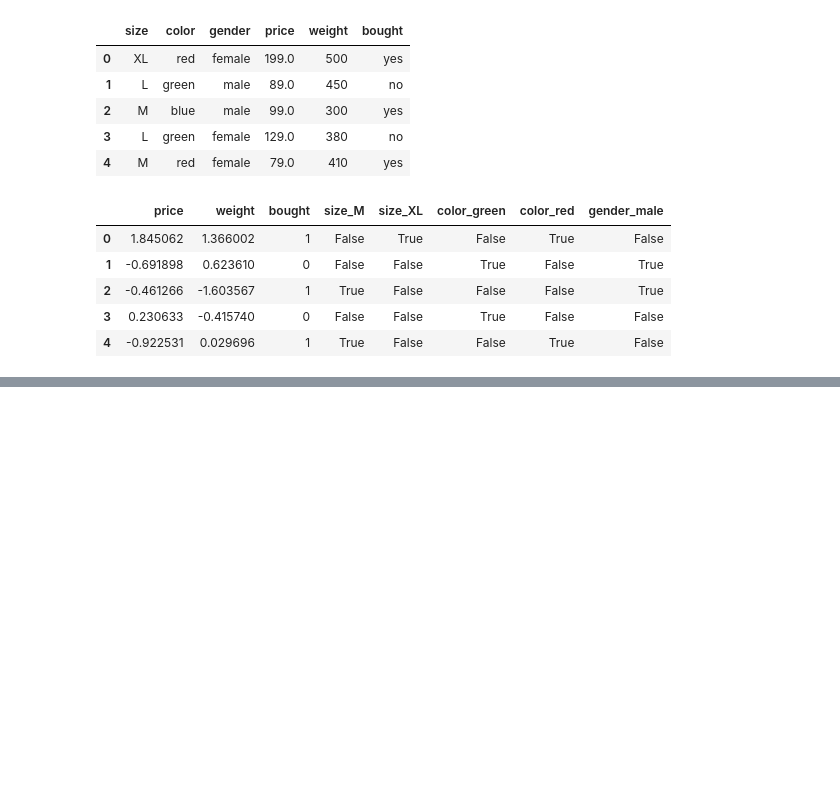
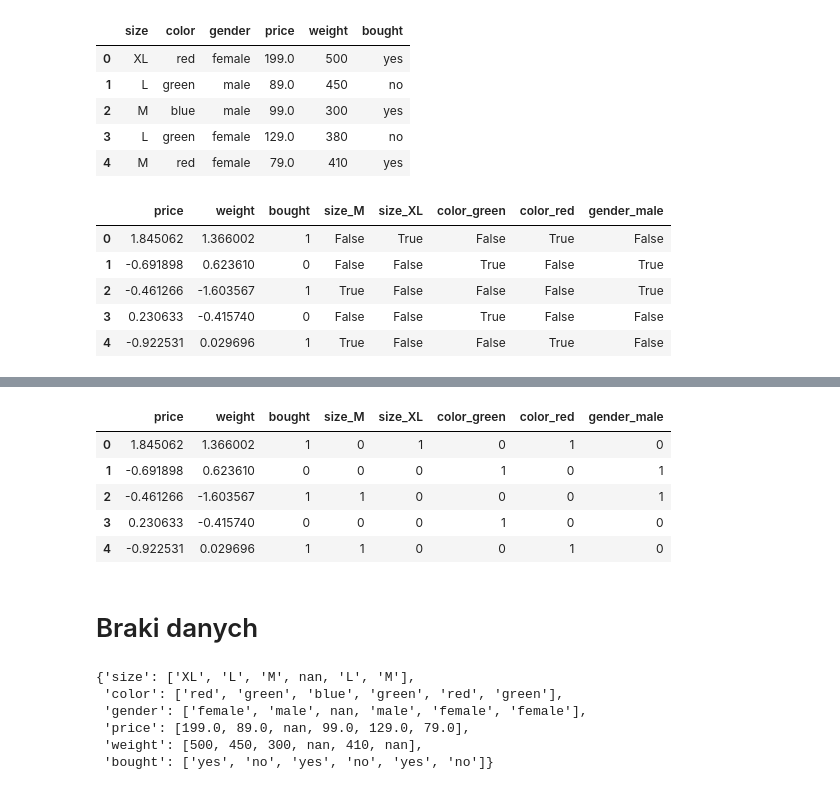
Before and after one commit to AgaWoj/Machine-Learning, a Jupyter notebook: PrzygotowanieDanych.ipynb, the cells around one changed output, grey strips where cells are left out. Drawn from its saved outputs; the diff is of its cells as text; code cells hidden in the pictures; blank space fills up the shorter version.

```diff
--- a/PrzygotowanieDanych.ipynb
+++ b/PrzygotowanieDanych.ipynb
@@ -391,0 +410,12 @@ df
+# %%
+df[['size_M', 'size_XL', 'color_green', 'color_red', 'gender_male']] = df[['size_M', 'size_XL', 'color_green', 'color_red', 'gender_male']].astype(int)
+df
+# %% [output]
+|  | price | weight | bought | size_M | size_XL | color_green | color_red | gender_male |
+| 0 | 1.845062 | 1.366002 | 1 | 0 | 1 | 0 | 1 | 0 |
+| 1 | -0.691898 | 0.623610 | 0 | 0 | 0 | 1 | 0 | 1 |
+| 2 | -0.461266 | -1.603567 | 1 | 1 | 0 | 0 | 0 | 1 |
+| 3 | 0.230633 | -0.415740 | 0 | 0 | 0 | 1 | 0 | 0 |
+| 4 | -0.922531 | 0.029696 | 1 | 1 | 0 | 0 | 1 | 0 |
+# %% [markdown]
+# Braki danych
@@ -391,0 +429,9 @@ df
+# %%
+dataDf
+# %% [output]
+{'size': ['XL', 'L', 'M', nan, 'L', 'M'],
+ 'color': ['red', 'green', 'blue', 'green', 'red', 'green'],
+ 'gender': ['female', 'male', nan, 'male', 'female', 'female'],
+ 'price': [199.0, 89.0, nan, 99.0, 129.0, 79.0],
+ 'weight': [500, 450, 300, nan, 410, nan],
+ 'bought': ['yes', 'no', 'yes', 'no', 'yes', 'no']}
```
Also changed, not shown: parts of 63 cells of this notebook.
